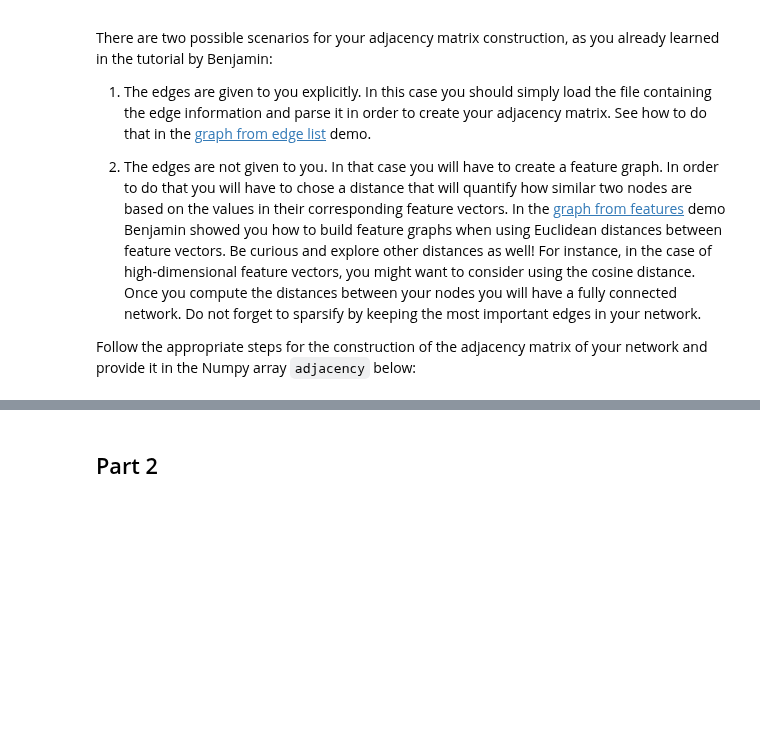
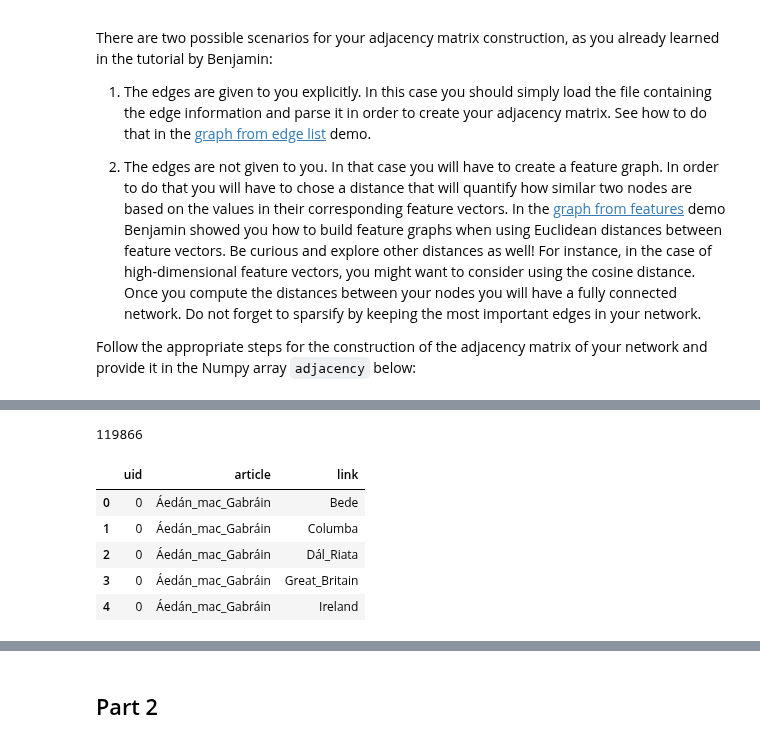
Before and after one commit to isabelaconstantin/wikinet, a Jupyter notebook: milestone1/1_network_properties.ipynb, the cells around one changed output, grey strips where cells are left out. Cells and saved outputs as stored; diff of their text form; code cells hidden in the pictures; blank space fills up the shorter version.

```diff
--- a/milestone1/1_network_properties.ipynb
+++ b/milestone1/1_network_properties.ipynb
@@ -126,0 +141,15 @@ n_nodes = # the number of nodes in the network
+# %%
+edges = pd.read_csv('links.tsv', sep='\t', names=['article', 'link'], skiprows=12)
+edges['article'] = edges['article'].apply(decode_utf8)
+edges['link'] = edges['link'].apply(decode_utf8)
+edges = nodes.merge(edges)
+print(len(edges))
+edges.head()
+# %% [output]
+119866
+|  | uid | article | link |
+| 0 | 0 | Áedán_mac_Gabráin | Bede |
+| 1 | 0 | Áedán_mac_Gabráin | Columba |
+| 2 | 0 | Áedán_mac_Gabráin | Dál_Riata |
+| 3 | 0 | Áedán_mac_Gabráin | Great_Britain |
+| 4 | 0 | Áedán_mac_Gabráin | Ireland |
```
Also changed, not shown: parts of 8 cells of this notebook.
